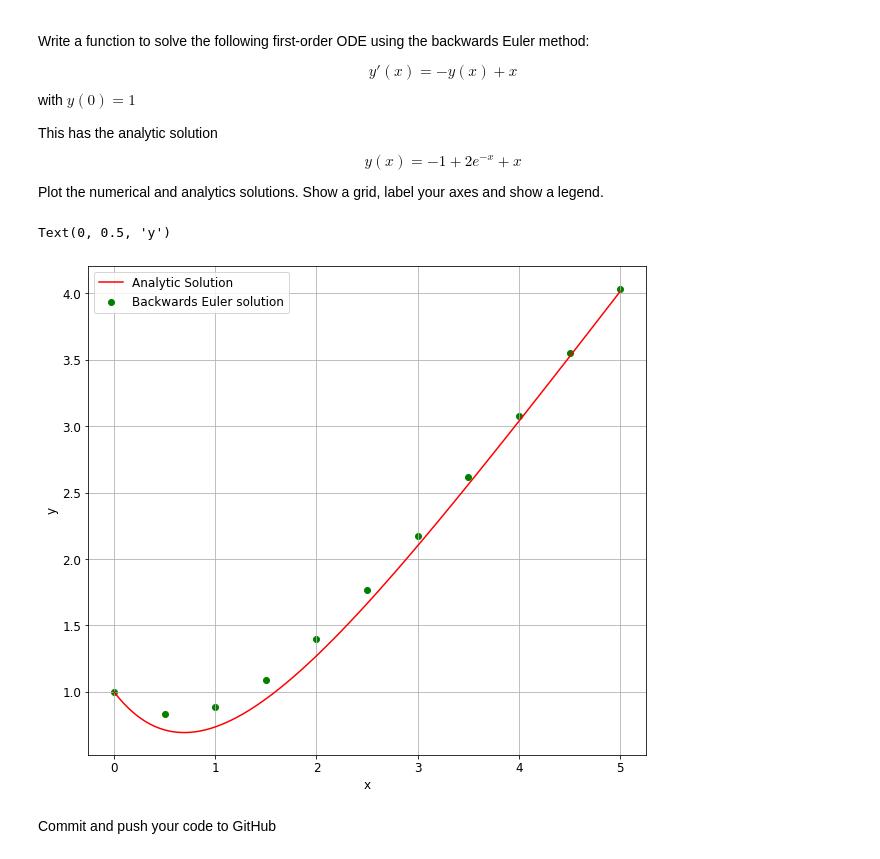
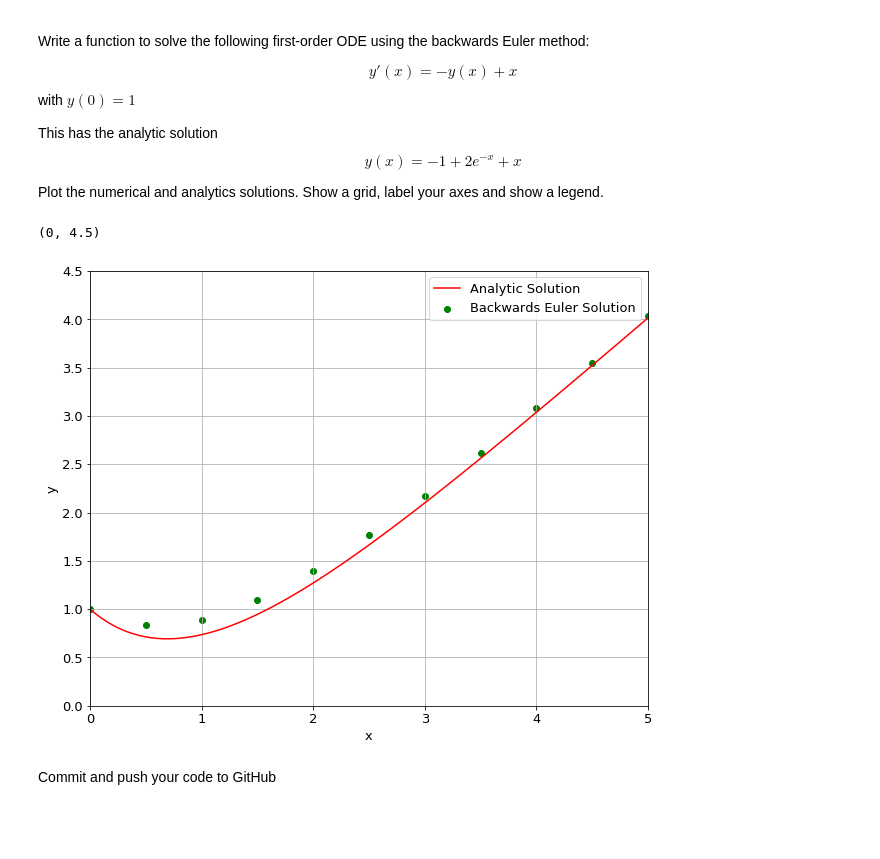
Before and after one commit to MichealHeanue/ACM20030, a Jupyter notebook: Assignment-3.ipynb, the cells around one changed output. Saved outputs shown, nothing was run; the diff lists cells and outputs as text; code cells hidden in the pictures; blank space fills up the shorter version.

```diff
--- a/Assignment-3.ipynb
+++ b/Assignment-3.ipynb
@@ -19,11 +19,10 @@ You should have saved this notebook to your ACM20030-Assignments folder. Now:
 # %%
 import numpy as np
 import matplotlib.pyplot as plt
-from scipy import integrate
 
 # The below commands make the font and image size bigger
-plt.rcParams.update({'font.size': 12})
-plt.rcParams["figure.figsize"] = (10,9)
+plt.rcParams.update({'font.size': 13})
+plt.rcParams["figure.figsize"] = (10,8)
 # %% [markdown]
 ## Question 1: Linear least-square fitting
 This questions asks you to write a function to find the best linear fit to a dataset and then apply that function to a few data sets. As always when testing a new piece of code, you should first test the code on a small data set for which you know the result. The other advantage of testing with a small dataset is that you can manually check each step of the calculation if you need to debug the code.
@@ -332,26 +333,28 @@ $$
 
 Plot the numerical and analytics solutions. Show a grid, label your axes and show a legend.
 # %%
-def BackwardsEuler(dx, x0, y0, numsteps, plotSteps=False):
+def BackwardsEuler(dx, x0, numsteps, plotSteps=False):
     steps = np.zeros((numsteps+1,2))
-    steps[0,0] = x0
-    steps[0,1] = y0
+    steps[0][0] = x0[0]
+    steps[0][1] = x0[1]
     for i in range(1,numsteps+1):
-        steps[i,0] = x0 + dx*i #steps[i,0] = xi, steps[i,1] = yi
-        steps[i,1] = (steps[i-1,1]+steps[i-1,0]*dx+dx*dx)/(1+dx) #y[i+1] = (y[i]+xdx+dx^2)/(1+dx)
+        steps[i][0] = x0[0] + dx*i #steps[i,0] = xi, steps[i,1] = yi
+        steps[i][1] = (steps[i-1][1]+steps[i-1][0]*dx+dx*dx)/(1+dx) #y[i+1] = (y[i]+xdx+dx^2)/(1+dx)
     if(plotSteps):
-        plt.scatter(steps[:,0], steps[:,1],color='g',label="Backwards Euler solution")
-    return [xi, yi]
-BackwardsEuler(.5,0,1,10,True)
+        plt.scatter(steps[:,0], steps[:,1],color='g',label="Backwards Euler Solution")
+    return [steps[numsteps,:]]
+BackwardsEuler(.5,(0,1),10,True)
 plt.grid(True)
 x = np.linspace(0,5,100)
 plt.plot(x,-1+2*np.e**-x+x,'r-',label="Analytic Solution")
 plt.legend()
 plt.xlabel("x")
 plt.ylabel("y")
+plt.xlim(0,5)
+plt.ylim(0,4.5)
 # %% [output]
-Text(0, 0.5, 'y')
+(0, 4.5)
-[figure, old version]
+[figure, new version]
 # %% [markdown]
 Commit and push your code to GitHub
 # %% [markdown]
```
Also changed, not shown: parts of 9 cells of this notebook.
